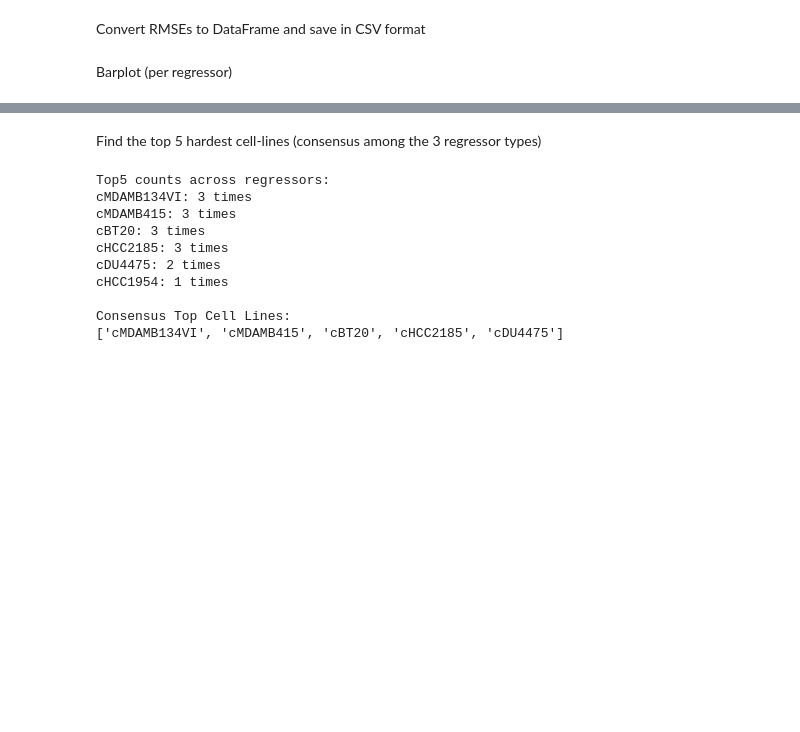
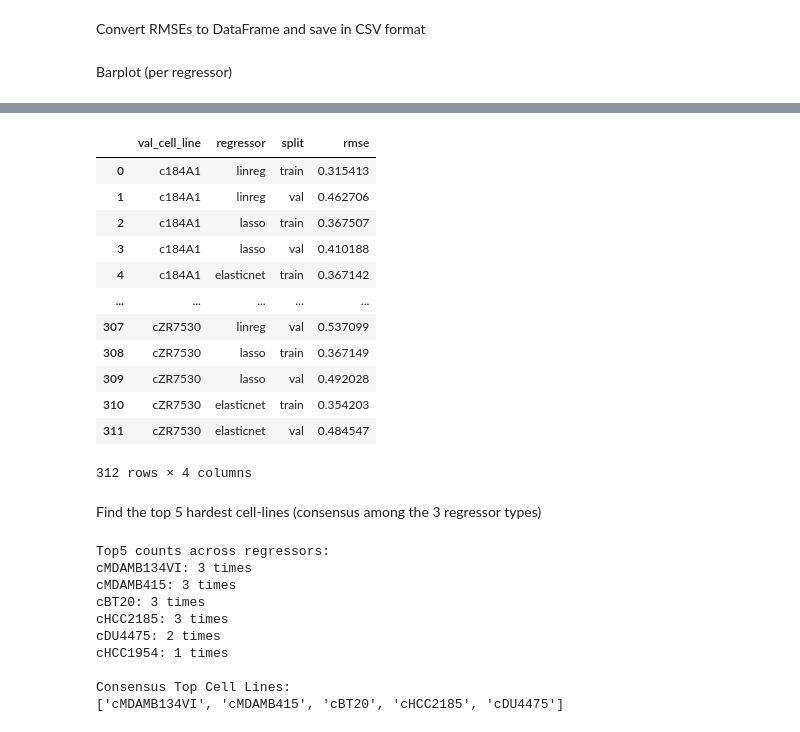
Before and after one commit to frohlich-lab/DeepMechanisticModels, a Jupyter notebook: pca_experiments/hardest_cell_lines_regressors.ipynb, the cells around one changed output, grey strips where cells are left out. Saved outputs shown, nothing was run; the diff lists cells and outputs as text; code cells hidden in the pictures; blank space fills up the shorter version.

```diff
--- a/pca_experiments/hardest_cell_lines_regressors.ipynb
+++ b/pca_experiments/hardest_cell_lines_regressors.ipynb
@@ -36,8 +36,9 @@ conf_dict = {
     "model": "EGFR_MAPK",
     "data": "dream_cytof",
     "samples": samples,
-    "features": "all",
-    "context": "cytof_dynamic",
+    "features": "elastic",
+    "features_transform": "None",
+    "context": "cytof_init",
 }
 
 # Load both train and val data for 0of5
@@ -60,9 +61,10 @@ for key in temp_features_samples.keys():
 # Concatenate train and val
 all_features = pd.concat(temp_features_samples.values())
 cell_lines = all_features.index.unique()
+del temp_features_samples, all_features
 
-# Use cell_lines from above to get the list of all samples
-cell_line_list = cell_lines.tolist()
+# Use cell_lines from above to get the list of all samples -- sort the list (otherwise cMCF7 will end up at the bottom!)
+cell_line_list = sorted(cell_lines.tolist())
 
 loo_splits = {
     cell_line: {
@@ -71,3 +73,12 @@ loo_splits = {
     }
     for cell_line in cell_line_list
 }
+
+# current_val_cell_lines = ["cMCF7", "cBT20", "cHCC1500", "cEVSAT", "cHCC2185"]
+# samples_dict = {
+#     "cMCF7": "0of5",
+#     "cBT20": "1of5",
+#     "cHCC1500": "2of5",
+#     "cEVSAT": "3of5",
+#     "cHCC2185": "4of5"
+# }
@@ -79,6 +88,7 @@ conf = Conf(
     data="dream_cytof",
     context=context,
     features="elastic",
+    features_transform="None"
 )
 petab_base_files = load_petab_base_files(conf)
 del petab_base_files["condition_table"]
@@ -91,6 +101,7 @@ split_indices = []
 
 
 for val_cell_line in (pbar := tqdm(loo_splits.keys())):
+# for val_cell_line in (pbar := tqdm(current_val_cell_lines)):
     pbar.set_description(f"Processing {val_cell_line}")
     training_samples = loo_splits[val_cell_line]["train"]
     val_samples = loo_splits[val_cell_line]["val"]
@@ -345,3 +342,19 @@ for regressor in regressors_rmses_df["regressor"].unique():
+# %%
+regressors_rmses_df
+# %% [output]
+|  | val_cell_line | regressor | split | rmse |
+| 0 | c184A1 | linreg | train | 0.315413 |
+| 1 | c184A1 | linreg | val | 0.462706 |
+| 2 | c184A1 | lasso | train | 0.367507 |
+| 3 | c184A1 | lasso | val | 0.410188 |
+| 4 | c184A1 | elasticnet | train | 0.367142 |
+| ... | ... | ... | ... | ... |
+| 307 | cZR7530 | linreg | val | 0.537099 |
+| 308 | cZR7530 | lasso | train | 0.367149 |
+| 309 | cZR7530 | lasso | val | 0.492028 |
+| 310 | cZR7530 | elasticnet | train | 0.354203 |
+| 311 | cZR7530 | elasticnet | val | 0.484547 |
+312 rows × 4 columns
 # %% [markdown]
 Find the top 5 hardest cell-lines (consensus among the 3 regressor types)
 # %%
```
Also changed, not shown: parts of 5 cells of this notebook.
